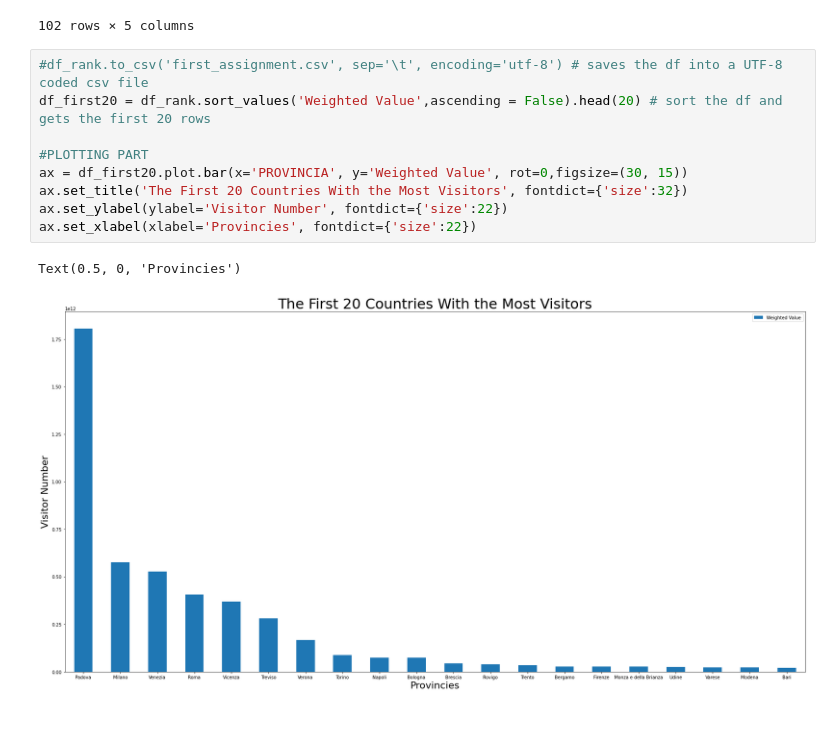
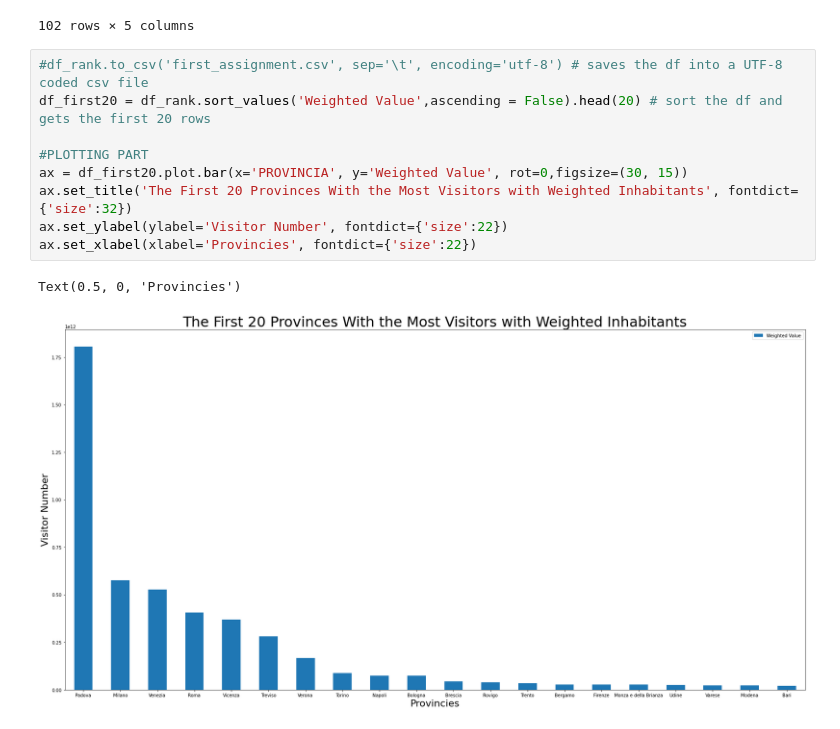
Before and after one commit to mustafaAlgun/Vodafone-Connection-Project, a Jupyter notebook: Project.ipynb, the cells around one changed output. Saved outputs shown, nothing was run; the diff lists cells and outputs as text.

```diff
--- a/Project.ipynb
+++ b/Project.ipynb
@@ -207,12 +221,12 @@ df_rank
 # %%
 #df_rank.to_csv('first_assignment.csv', sep='\t', encoding='utf-8') # saves the df into a UTF-8 coded csv file
 df_first20 = df_rank.sort_values('Weighted Value',ascending = False).head(20) # sort the df and gets the first 20 rows
 
 #PLOTTING PART
 ax = df_first20.plot.bar(x='PROVINCIA', y='Weighted Value', rot=0,figsize=(30, 15))
-ax.set_title('The First 20 Countries With the Most Visitors', fontdict={'size':32})
+ax.set_title('The First 20 Provinces With the Most Visitors with Weighted Inhabitants', fontdict={'size':32})
 ax.set_ylabel(ylabel='Visitor Number', fontdict={'size':22})
 ax.set_xlabel(xlabel='Provincies', fontdict={'size':22})
 # %% [output]
 Text(0.5, 0, 'Provincies')
-[figure, old version]
+[figure, new version]
```
Also changed, not shown: parts of 1 cell of this notebook.
